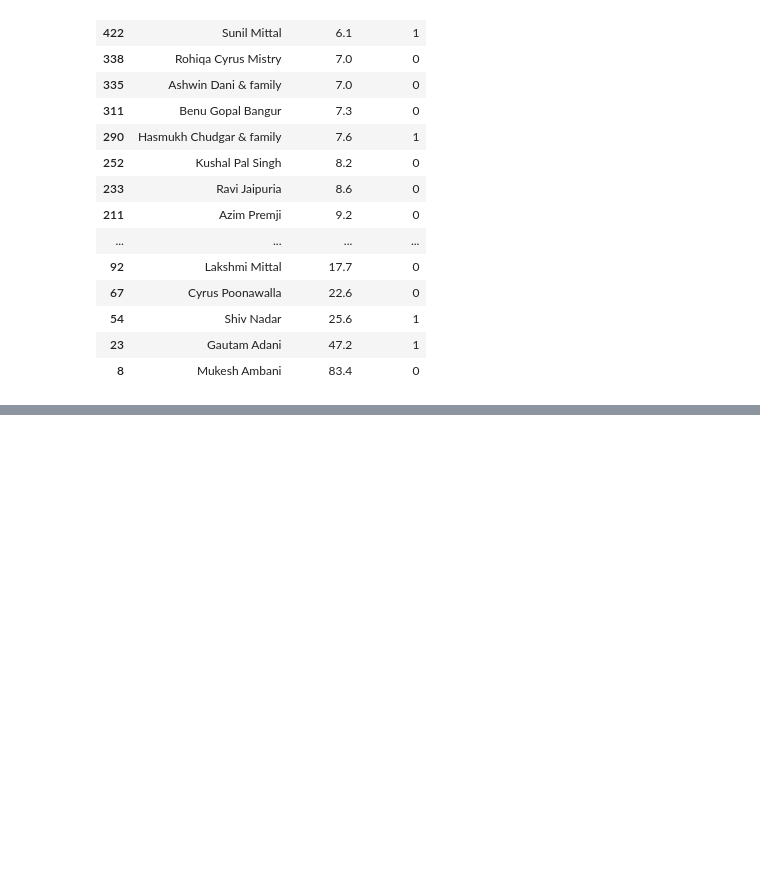
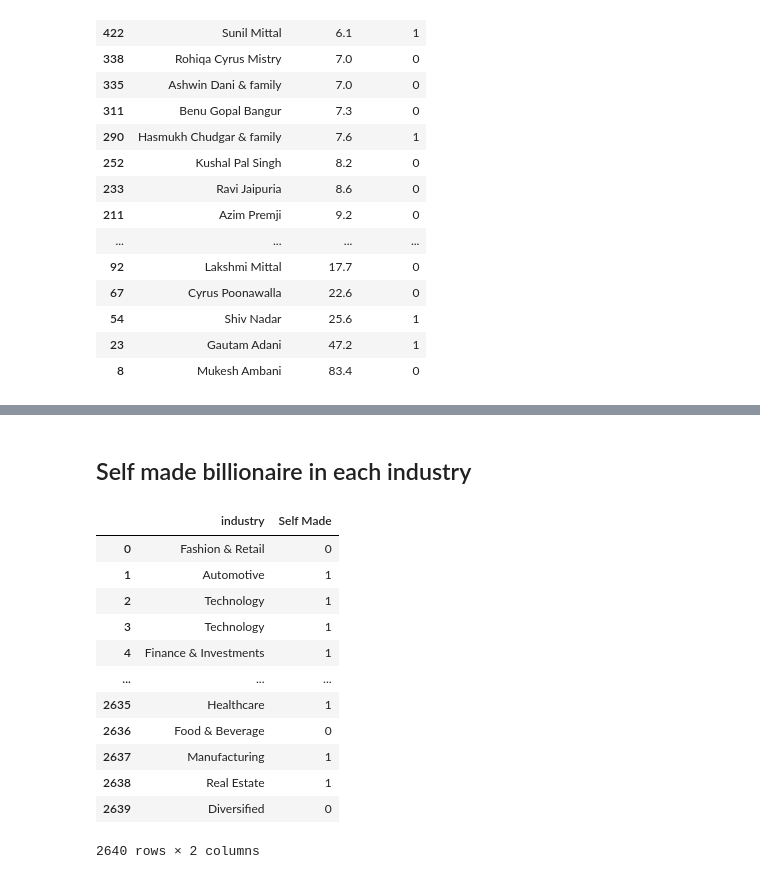
Before and after one commit to skgoswami2005/Billionaire-list-analysis, a Jupyter notebook: Billionaire Analysis.ipynb, the cells around one changed output, grey strips where cells are left out. Drawn from its saved outputs; the diff is of its cells as text; code cells hidden in the pictures; blank space fills up the shorter version.

Commit message:
changes in billionaires analysis file

```diff
--- a/Billionaire Analysis.ipynb
+++ b/Billionaire Analysis.ipynb
@@ -376,0 +467,22 @@ number of billionaires in each industry
+# %% [markdown]
+## Self made billionaire in each industry
+# %%
+self_made_billionaires = df[['industry', 'Self Made']]
+
+# self_made_billionaires = self_made_billionaires['Self Made']
+
+self_made_billionaires
+# %% [output]
+|  | industry | Self Made |
+| 0 | Fashion & Retail | 0 |
+| 1 | Automotive | 1 |
+| 2 | Technology | 1 |
+| 3 | Technology | 1 |
+| 4 | Finance & Investments | 1 |
+| ... | ... | ... |
+| 2635 | Healthcare | 1 |
+| 2636 | Food & Beverage | 0 |
+| 2637 | Manufacturing | 1 |
+| 2638 | Real Estate | 1 |
+| 2639 | Diversified | 0 |
+2640 rows × 2 columns
```
Also changed, not shown: parts of 29 cells of this notebook, 1 other file.
